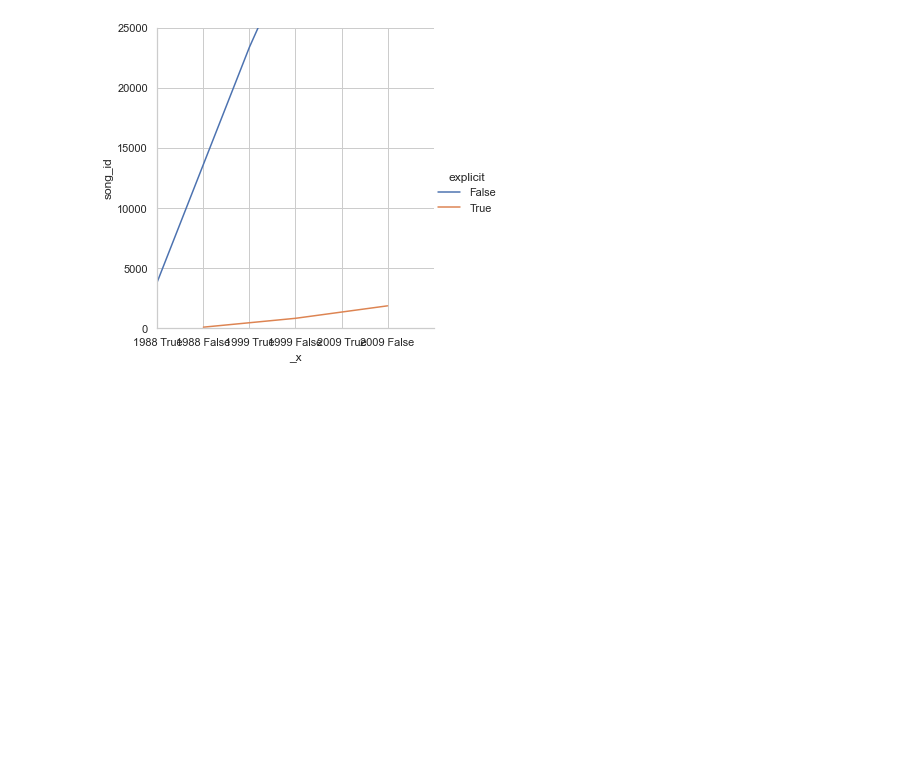
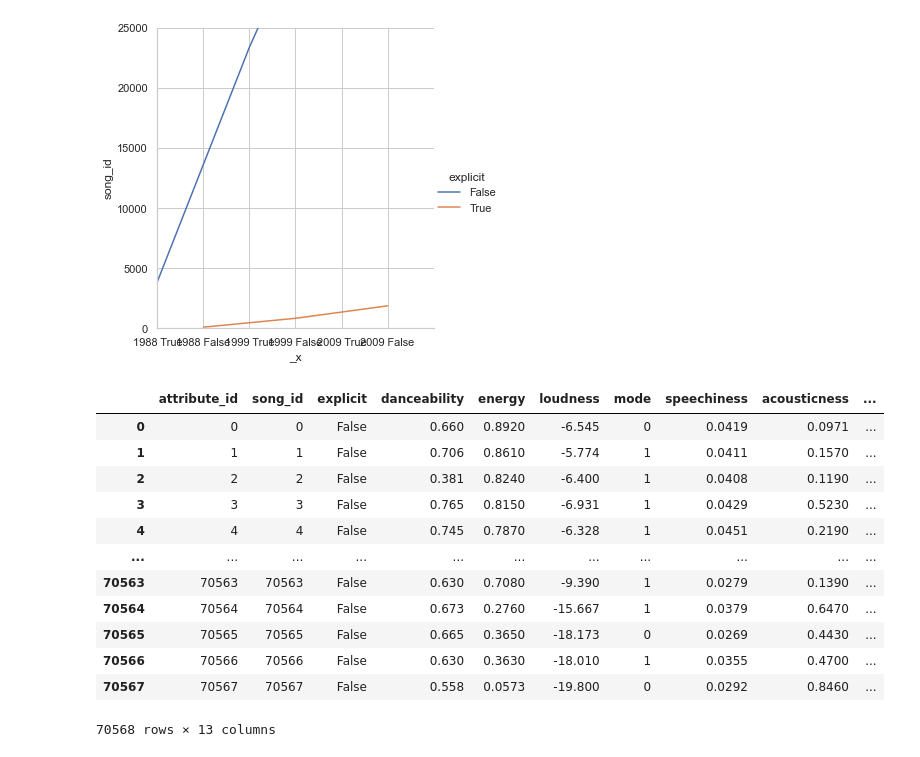
Before and after one commit to cchloet/SpotifyDatabase, a Jupyter notebook: spotify_graph.ipynb, the cells around one changed output. Cells and saved outputs as stored; diff of their text form; code cells hidden in the pictures; blank space fills up the shorter version.

```diff
--- a/spotify_graph.ipynb
+++ b/spotify_graph.ipynb
@@ -77,0 +76,17 @@ sns.
+# %%
+attributes = pd.read_sql_table('attributes', engine)
+attributes
+# %% [output]
+|  | attribute_id | song_id | explicit | danceability | energy | loudness | mode | speechiness | acousticness | ... |
+| 0 | 0 | 0 | False | 0.660 | 0.8920 | -6.545 | 0 | 0.0419 | 0.0971 | ... |
+| 1 | 1 | 1 | False | 0.706 | 0.8610 | -5.774 | 1 | 0.0411 | 0.1570 | ... |
+| 2 | 2 | 2 | False | 0.381 | 0.8240 | -6.400 | 1 | 0.0408 | 0.1190 | ... |
+| 3 | 3 | 3 | False | 0.765 | 0.8150 | -6.931 | 1 | 0.0429 | 0.5230 | ... |
+| 4 | 4 | 4 | False | 0.745 | 0.7870 | -6.328 | 1 | 0.0451 | 0.2190 | ... |
+| ... | ... | ... | ... | ... | ... | ... | ... | ... | ... | ... |
+| 70563 | 70563 | 70563 | False | 0.630 | 0.7080 | -9.390 | 1 | 0.0279 | 0.1390 | ... |
+| 70564 | 70564 | 70564 | False | 0.673 | 0.2760 | -15.667 | 1 | 0.0379 | 0.6470 | ... |
+| 70565 | 70565 | 70565 | False | 0.665 | 0.3650 | -18.173 | 0 | 0.0269 | 0.4430 | ... |
+| 70566 | 70566 | 70566 | False | 0.630 | 0.3630 | -18.010 | 1 | 0.0355 | 0.4700 | ... |
+| 70567 | 70567 | 70567 | False | 0.558 | 0.0573 | -19.800 | 0 | 0.0292 | 0.8460 | ... |
+70568 rows × 13 columns
```
Also changed, not shown: parts of 5 cells of this notebook.
